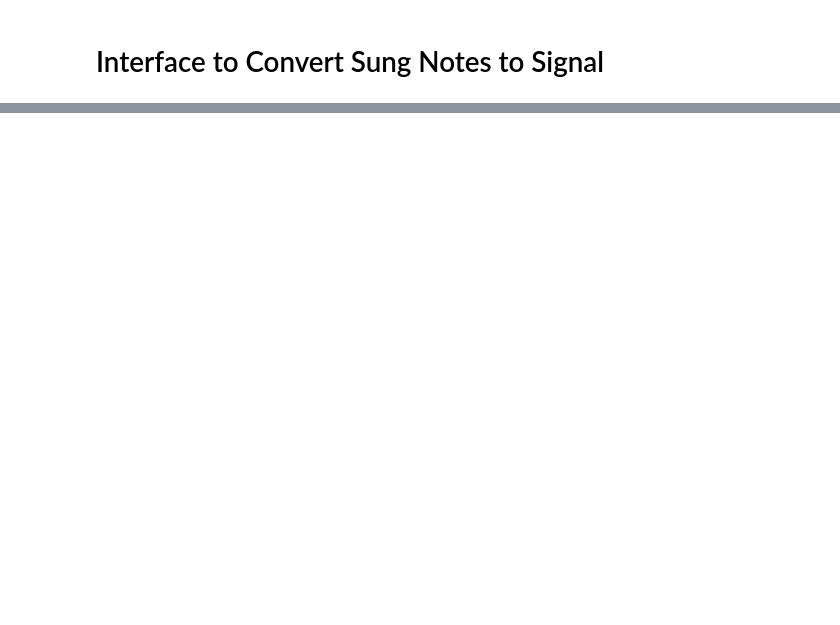
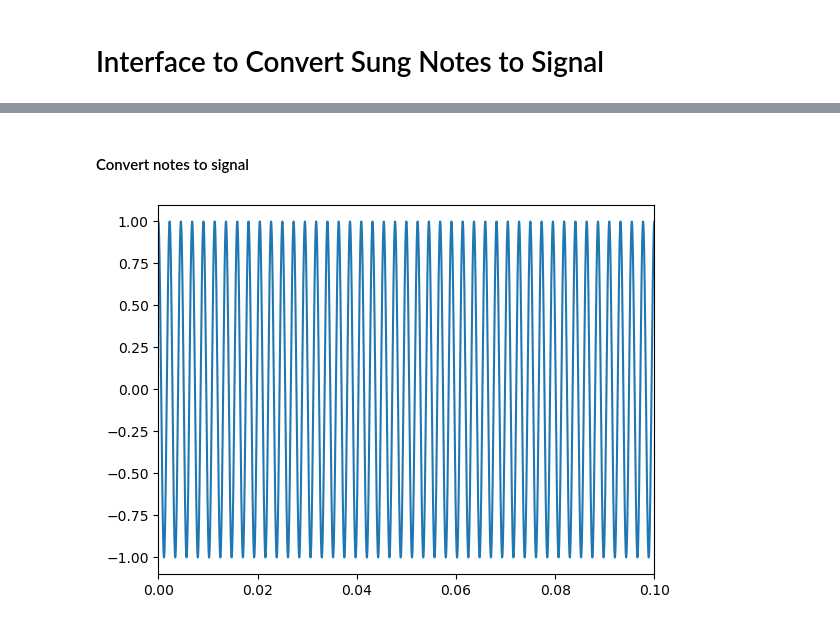
Before and after one commit to arthurbright/vocaloid, a Jupyter notebook: main.ipynb, the cells around one changed output, grey strips where cells are left out. Drawn from its saved outputs; the diff is of its cells as text; code cells hidden in the pictures; blank space fills up the shorter version.

Commit message:
primitive synthesis of notes

```diff
--- a/main.ipynb
+++ b/main.ipynb
@@ -87,0 +186,40 @@ hi
+# %% [markdown]
+#### Convert notes to signal
+# %%
+def convert_note_primitive(note: Note):
+    # if silence, return 0s
+    if isinstance(note, Silence):
+        # TODO: rounding: loses information
+        N = int(note.duration * fs)
+        return np.zeros(N)
+    else:
+        f = note.f
+        s = note.s
+        duration = note.duration
+
+        return simple_synth(f, [1.0], 0, duration)
+# %%
+# simply concatenate synthesized notes (very primitive)
+def convert_notes_primitive(notes: list):
+    y = np.array([])
+    for note in notes:
+        y = np.concatenate((y, convert_note_primitive(note)))
+    return y
+# %%
+# Driver code
+_dur = 0.2
+notes = [
+    Note(Freq(piano(48)), Syllable.of_str('a'), _dur),
+    Note(Freq(piano(46)), Syllable.of_str('a'), _dur),
+    Note(Freq(piano(44)), Syllable.of_str('a'), _dur),
+    Silence(_dur),
+    Note(Freq(piano(46)), Syllable.of_str('a'), _dur),
+    Note(Freq(piano(48)), Syllable.of_str('a'), _dur)
+]
+
+y = convert_notes_primitive(notes)
+play_audio(y)
+# %%
+graph_signal(y, 0, 0.1)
+# %% [output]
+[figure, added]
```
Also changed, not shown: parts of 9 cells of this notebook, 1 other file.
